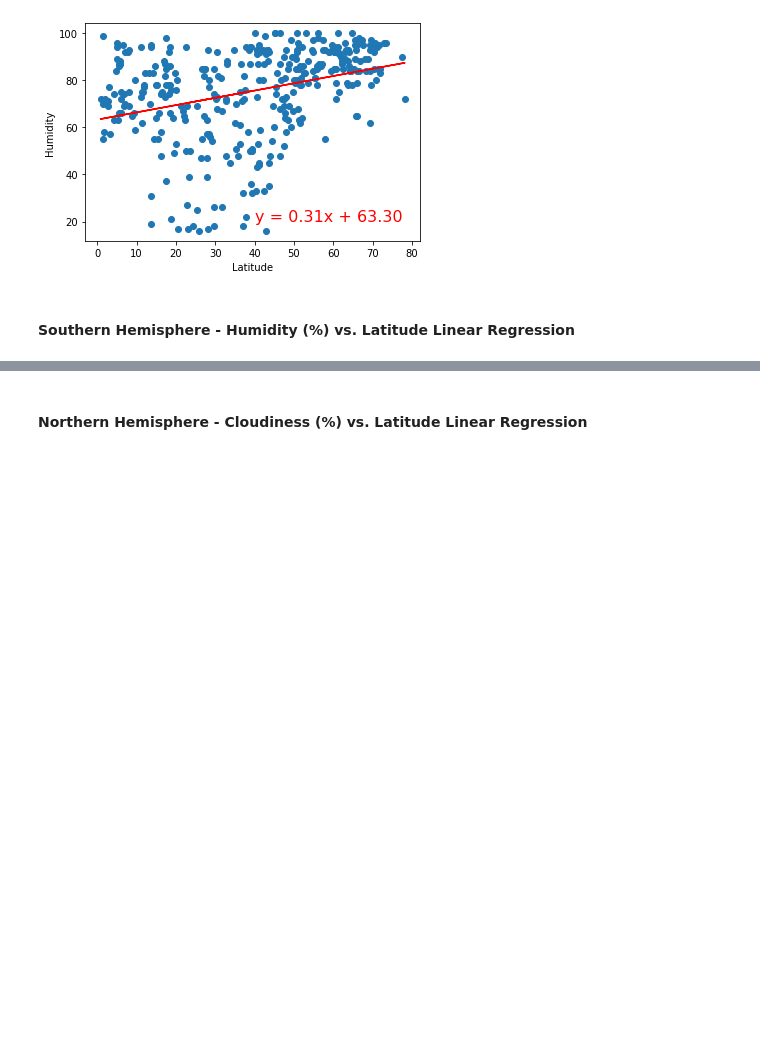
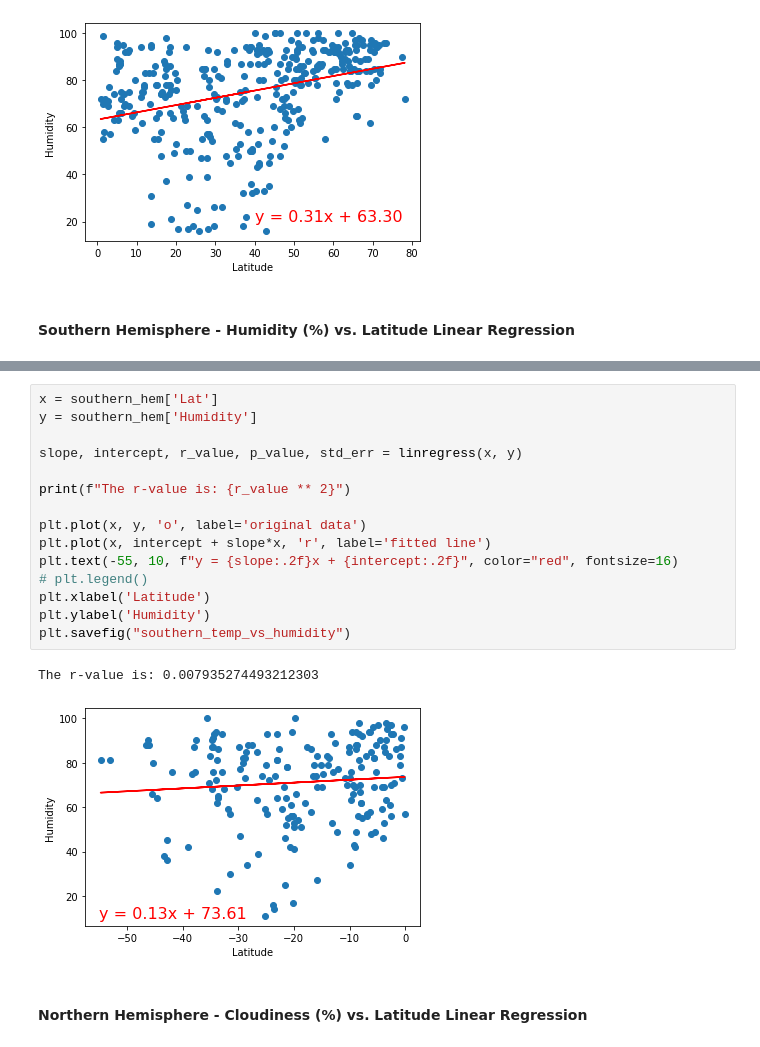
Before and after one commit to krfennel/python-api-challenge, a Jupyter notebook: starter_code/WeatherPy.ipynb, the cells around one changed output, grey strips where cells are left out. Cells and saved outputs as stored; diff of their text form; blank space fills up the shorter version.

Commit message:
Linear Regression Charts

```diff
--- a/starter_code/WeatherPy.ipynb
+++ b/starter_code/WeatherPy.ipynb
@@ -408,2 +404,20 @@ The r-value is: 0.014985174297345524
+# %%
+x = southern_hem['Lat']
+y = southern_hem['Humidity']
+
+slope, intercept, r_value, p_value, std_err = linregress(x, y)
+
+print(f"The r-value is: {r_value ** 2}")
+
+plt.plot(x, y, 'o', label='original data')
+plt.plot(x, intercept + slope*x, 'r', label='fitted line')
+plt.text(-55, 10, f"y = {slope:.2f}x + {intercept:.2f}", color="red", fontsize=16)
+# plt.legend()
+plt.xlabel('Latitude')
+plt.ylabel('Humidity')
+plt.savefig("southern_temp_vs_humidity")
+# %% [output]
+The r-value is: 0.007935274493212303
+[figure, added]
 # %% [markdown]
 ####  Northern Hemisphere - Cloudiness (%) vs. Latitude Linear Regression
```
Also changed, not shown: parts of 9 cells of this notebook, 5 other files.
